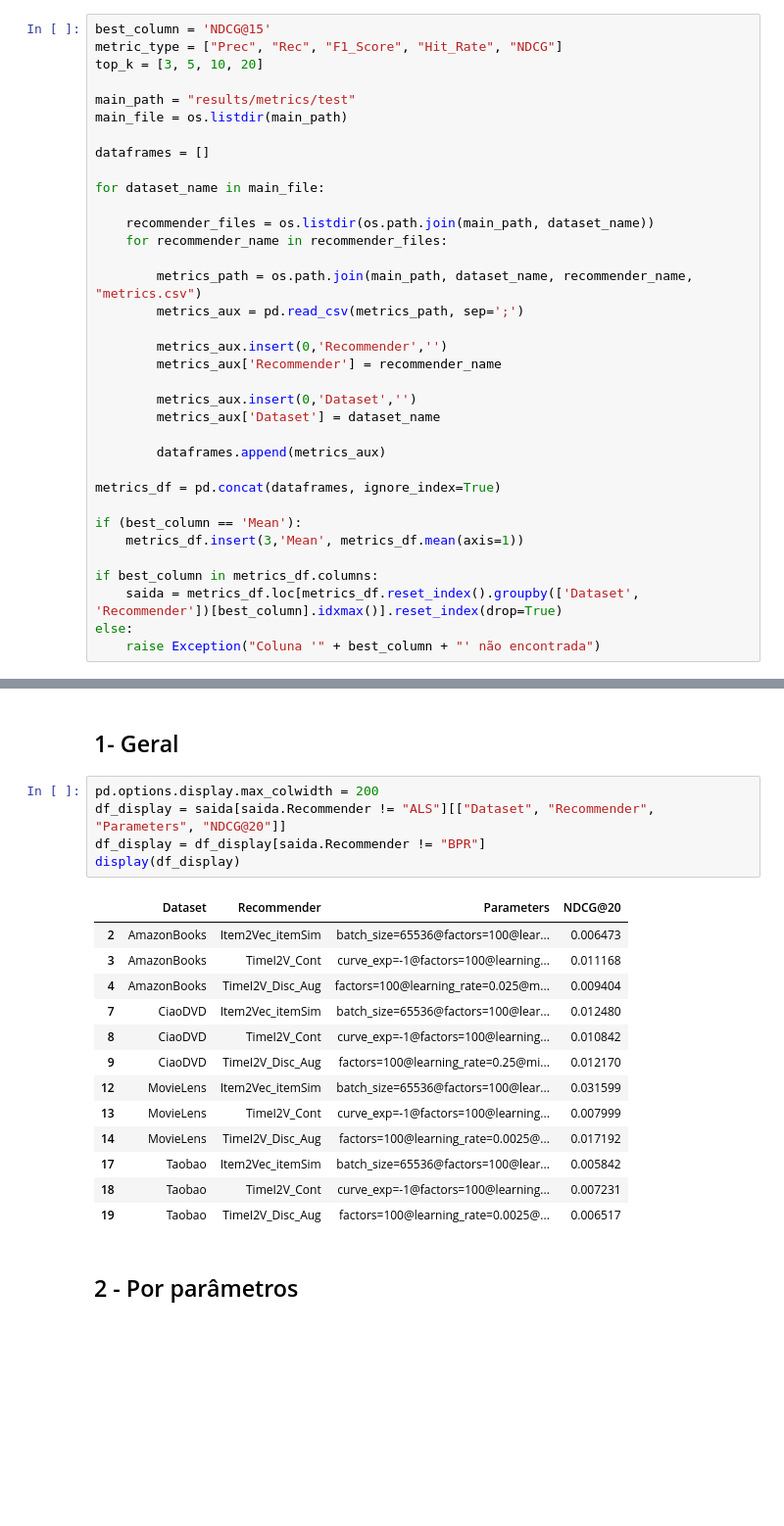
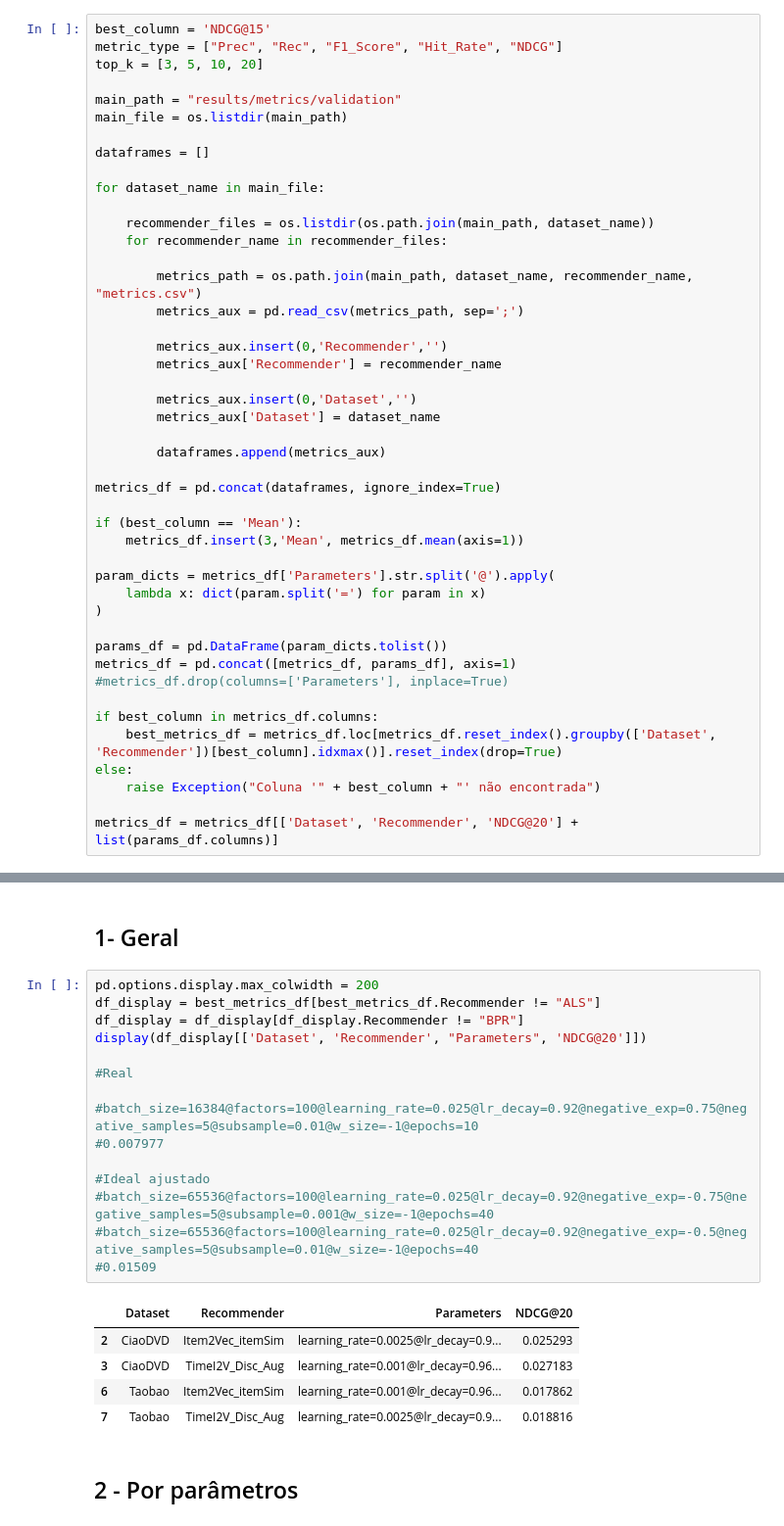
Before and after one commit to UFSCar-LaSID/tai2vec, a Jupyter notebook: Graficos_Bracis.ipynb, the cells around one changed output, grey strips where cells are left out. Shown: that part at 98% size. Saved outputs shown, nothing was run; the diff lists cells and outputs as text; blank space fills up the shorter version.

```diff
--- a/Graficos_Bracis.ipynb
+++ b/Graficos_Bracis.ipynb
@@ -59,7 +28,7 @@ best_column = 'NDCG@15'
 metric_type = ["Prec", "Rec", "F1_Score", "Hit_Rate", "NDCG"]
 top_k = [3, 5, 10, 20]
 
-main_path = "results/metrics/test"
+main_path = "results/metrics/validation"
 main_file = os.listdir(main_path)
 
 dataframes = []
@@ -85,33 +54,45 @@ metrics_df = pd.concat(dataframes, ignore_index=True)
 if (best_column == 'Mean'):
     metrics_df.insert(3,'Mean', metrics_df.mean(axis=1))
 
+param_dicts = metrics_df['Parameters'].str.split('@').apply(
+    lambda x: dict(param.split('=') for param in x)
+)
+
+params_df = pd.DataFrame(param_dicts.tolist())
+metrics_df = pd.concat([metrics_df, params_df], axis=1)
+#metrics_df.drop(columns=['Parameters'], inplace=True)
+
 if best_column in metrics_df.columns:
-    saida = metrics_df.loc[metrics_df.reset_index().groupby(['Dataset', 'Recommender'])[best_column].idxmax()].reset_index(drop=True)
+    best_metrics_df = metrics_df.loc[metrics_df.reset_index().groupby(['Dataset', 'Recommender'])[best_column].idxmax()].reset_index(drop=True)
 else:
     raise Exception("Coluna '" + best_column + "' não encontrada")
+
+metrics_df = metrics_df[['Dataset', 'Recommender', 'NDCG@20'] + list(params_df.columns)]
 # %% [markdown]
 # Análise de resultados
 # %% [markdown]
 ## 1- Geral
 # %%
 pd.options.display.max_colwidth = 200
-df_display = saida[saida.Recommender != "ALS"][["Dataset", "Recommender", "Parameters", "NDCG@20"]]
-df_display = df_display[saida.Recommender != "BPR"]
-display(df_display)
+df_display = best_metrics_df[best_metrics_df.Recommender != "ALS"]
+df_display = df_display[df_display.Recommender != "BPR"]
+display(df_display[['Dataset', 'Recommender', "Parameters", 'NDCG@20']])
+
+#Real
+
+#batch_size=16384@factors=100@learning_rate=0.025@lr_decay=0.92@negative_exp=0.75@negative_samples=5@subsample=0.01@w_size=-1@epochs=10
+#0.007977
+
+#Ideal ajustado
+#batch_size=65536@factors=100@learning_rate=0.025@lr_decay=0.92@negative_exp=-0.75@negative_samples=5@subsample=0.001@w_size=-1@epochs=40
+#batch_size=65536@factors=100@learning_rate=0.025@lr_decay=0.92@negative_exp=-0.5@negative_samples=5@subsample=0.01@w_size=-1@epochs=40
+#0.01509
 # %% [output]
 |  | Dataset | Recommender | Parameters | NDCG@20 |
-| 2 | AmazonBooks | Item2Vec_itemSim | batch_size=65536@factors=100@lear... | 0.006473 |
-| 3 | AmazonBooks | TimeI2V_Cont | curve_exp=-1@factors=100@learning... | 0.011168 |
-| 4 | AmazonBooks | TimeI2V_Disc_Aug | factors=100@learning_rate=0.025@m... | 0.009404 |
-| 7 | CiaoDVD | Item2Vec_itemSim | batch_size=65536@factors=100@lear... | 0.012480 |
-| 8 | CiaoDVD | TimeI2V_Cont | curve_exp=-1@factors=100@learning... | 0.010842 |
-| 9 | CiaoDVD | TimeI2V_Disc_Aug | factors=100@learning_rate=0.25@mi... | 0.012170 |
-| 12 | MovieLens | Item2Vec_itemSim | batch_size=65536@factors=100@lear... | 0.031599 |
-| 13 | MovieLens | TimeI2V_Cont | curve_exp=-1@factors=100@learning... | 0.007999 |
-| 14 | MovieLens | TimeI2V_Disc_Aug | factors=100@learning_rate=0.0025@... | 0.017192 |
-| 17 | Taobao | Item2Vec_itemSim | batch_size=65536@factors=100@lear... | 0.005842 |
-| 18 | Taobao | TimeI2V_Cont | curve_exp=-1@factors=100@learning... | 0.007231 |
-| 19 | Taobao | TimeI2V_Disc_Aug | factors=100@learning_rate=0.0025@... | 0.006517 |
+| 2 | CiaoDVD | Item2Vec_itemSim | learning_rate=0.0025@lr_decay=0.9... | 0.025293 |
+| 3 | CiaoDVD | TimeI2V_Disc_Aug | learning_rate=0.001@lr_decay=0.96... | 0.027183 |
+| 6 | Taobao | Item2Vec_itemSim | learning_rate=0.001@lr_decay=0.96... | 0.017862 |
+| 7 | Taobao | TimeI2V_Disc_Aug | learning_rate=0.0025@lr_decay=0.9... | 0.018816 |
 # %% [markdown]
 ## 2 - Por parâmetros
 # %%
```
Also changed, not shown: parts of 15 cells of this notebook, 16 other files.
